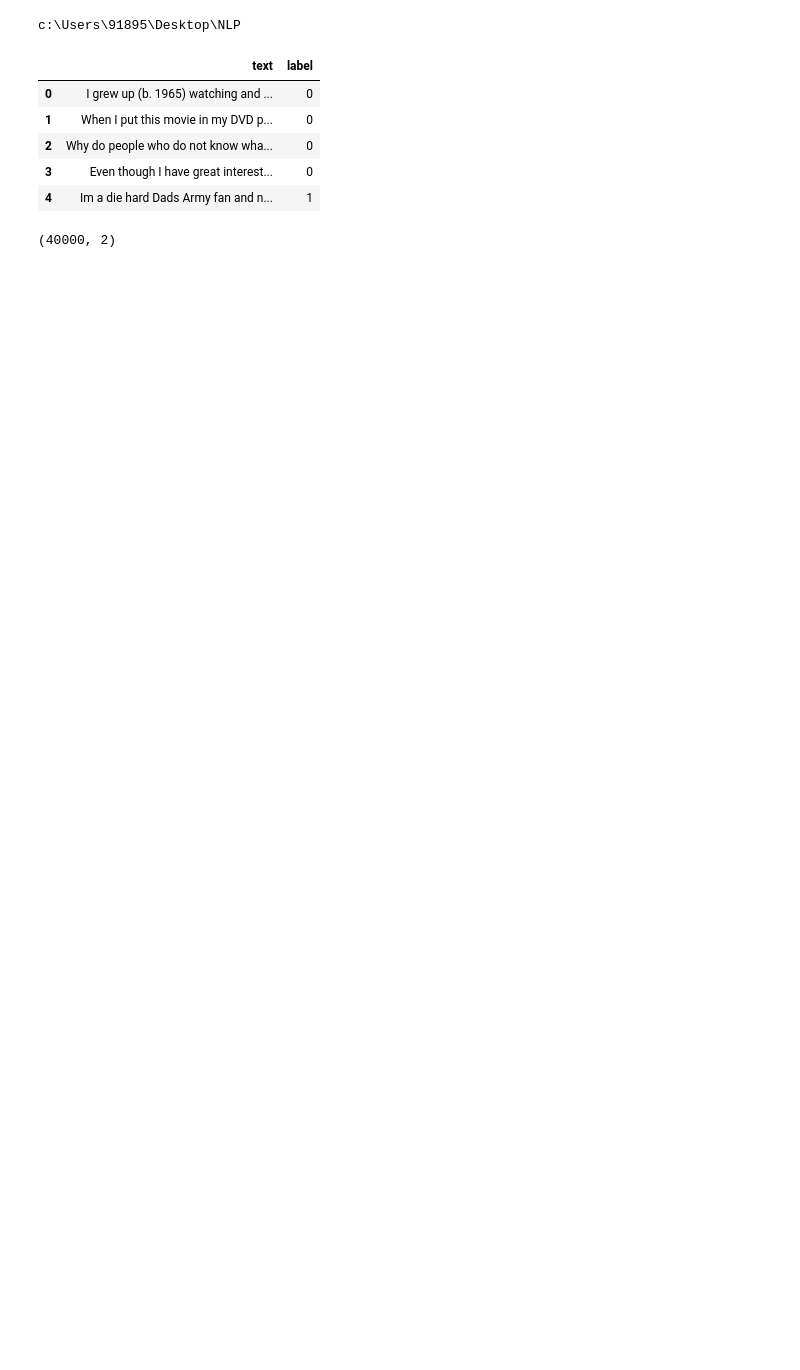
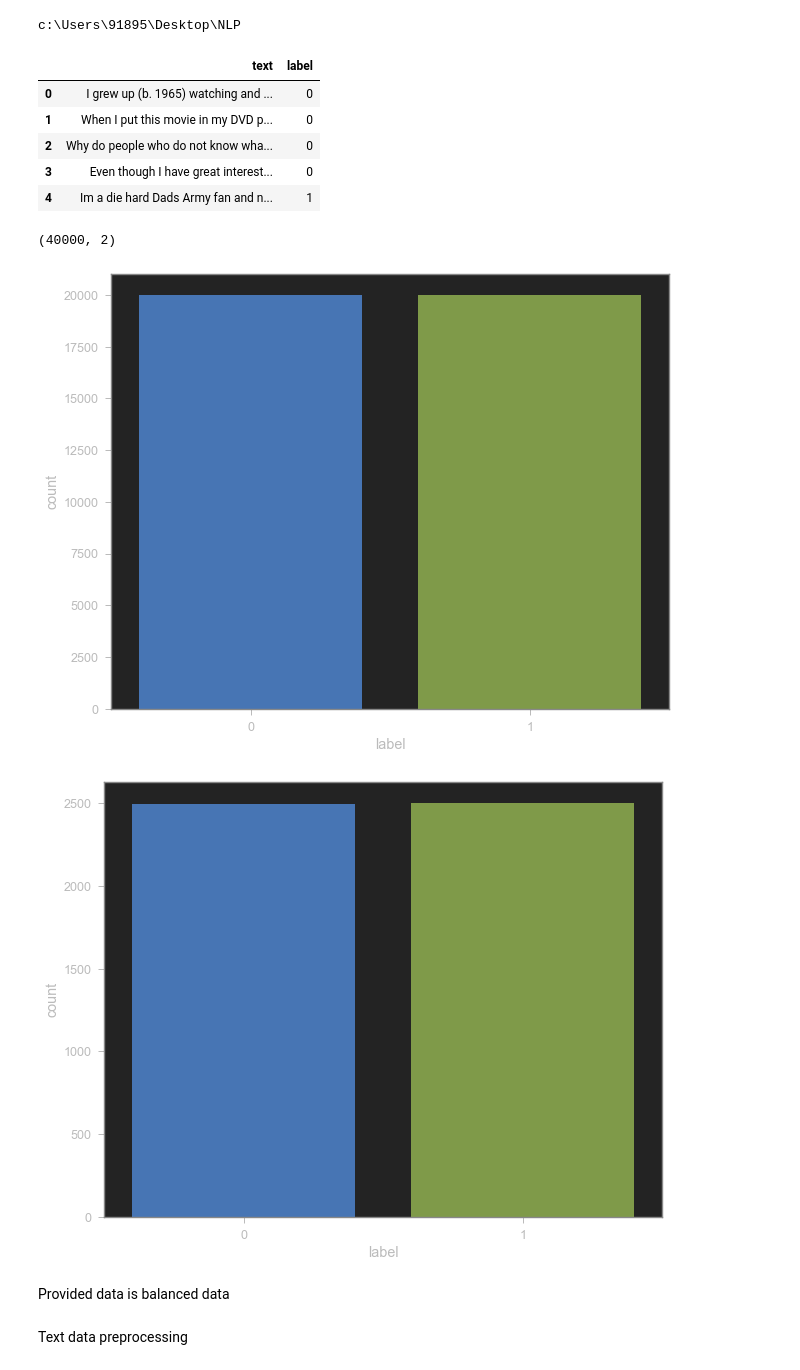
Before and after one commit to ajeet-kumar1087/NLP, a Jupyter notebook: IMDB sentiment analysis.ipynb, the cells around one changed output. Cells and saved outputs as stored; diff of their text form; code cells hidden in the pictures; blank space fills up the shorter version.

Commit message:
preprocessing

```diff
--- a/IMDB sentiment analysis.ipynb
+++ b/IMDB sentiment analysis.ipynb
@@ -13,6 +17,8 @@ df_train = pd.read_csv(path+'\dataset\Train.csv')
 df_test = pd.read_csv(path+'\dataset\Test.csv')
 # %% [output]
 c:\Users\91895\Desktop\NLP
+# %%
+df = [df_train, df_test]
 # %%
 train_df.head()
 # %% [output]
@@ -26,3 +32,16 @@ train_df.head()
 train_df.shape
 # %% [output]
 (40000, 2)
+# %%
+import seaborn as sns
+for data in df:
+    plt.figure(figsize=(10,8))
+    sns.countplot(x = data['label'], data = data)
+    plt.show()
+# %% [output]
+[figure, added]
+[figure, added]
+# %% [markdown]
+Provided data is balanced data
+# %% [markdown]
+Text data preprocessing
```
Also changed, not shown: parts of 18 cells of this notebook.
